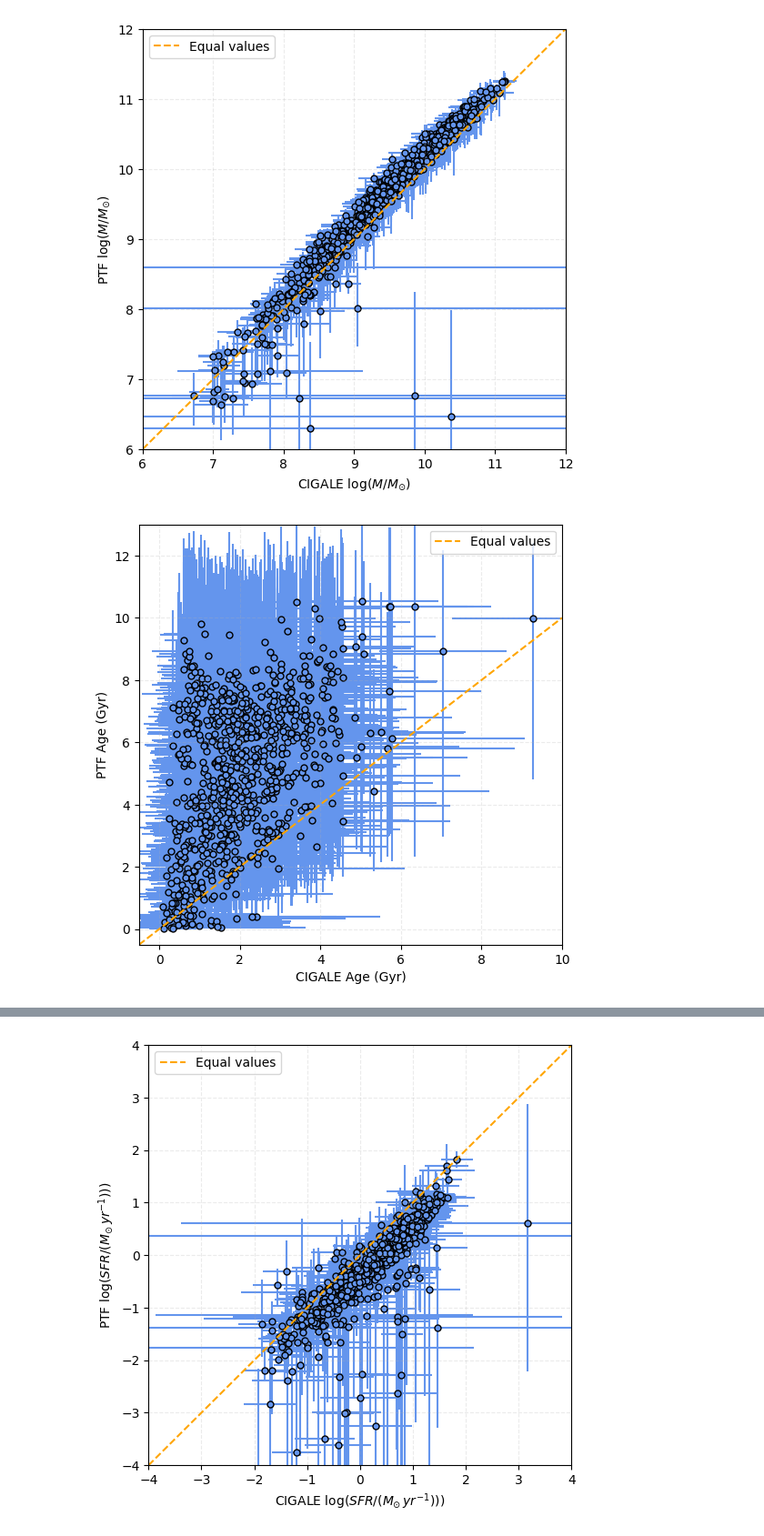
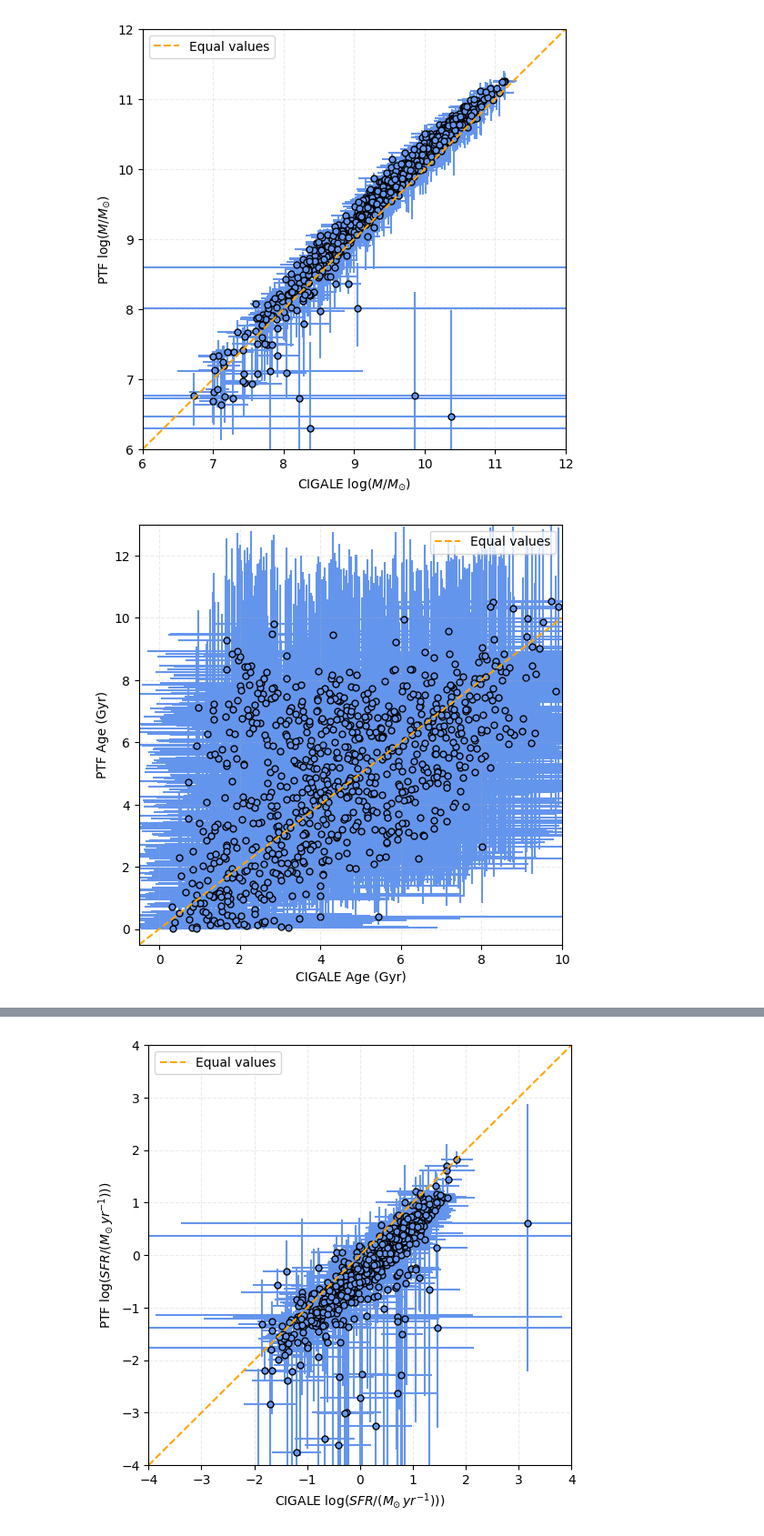
Before and after one commit to aswinsuresh24/sne_hosts, a Jupyter notebook: hosts.ipynb, the cells around one changed output, grey strips where cells are left out. Shown at 91% size. Cells and saved outputs as stored; diff of their text form; code cells hidden in the pictures.

```diff
--- a/hosts.ipynb
+++ b/hosts.ipynb
@@ -573,6 +588,7 @@ AD test on observed distribution: stat 9.848019226292573, pval 0.0002
 # %%
 ptf_results = ascii.read('ptf_ccsne_results.txt').to_pandas()
 ptf_results = ptf_results.loc[ptf_results.index[ptf_results['ID'].isin(sne_results['id'])].tolist()]
+ptf_results = ptf_results.set_index('ID').loc[sne_results.to_pandas()['id'].str.strip()]
 # %%
 cigale_out = sne_results['bayes.attenuation.generic.bessell.B'] - sne_results['bayes.attenuation.generic.bessell.V']
 cigale_err = np.sqrt(sne_results['bayes.attenuation.generic.bessell.B_err']**2 + sne_results['bayes.attenuation.generic.bessell.V_err']**2)
@@ -594,12 +610,12 @@ compare_results(cigale_out, cigale_err, ref_out, ref_err, r'log($M/M_{\odot}$)',
 # %% [output]
 [figure]
 # %%
-cigale_out = sne_results['bayes.stellar.age_m_star']/1e3
-cigale_err = sne_results['bayes.stellar.age_m_star_err']/1e3
+cigale_out = sne_results['bayes.sfh.age']/1e3
+cigale_err = sne_results['bayes.sfh.age_err']/1e3
 
 ref_out = ptf_results['Age']
 ref_err = np.array(ptf_results[['e_Age', 'E_Age']]).T
 
 compare_results(cigale_out, cigale_err, ref_out, ref_err, 'Age (Gyr)', compare_x=[-0.5, 10], savefig='age_comp.png', xlim=(-0.5, 10), ylim=(-0.5, 13))
 # %% [output]
-[figure, old version]
+[figure, new version]
```
Also changed, not shown: parts of 17 cells of this notebook, 5 other files.
